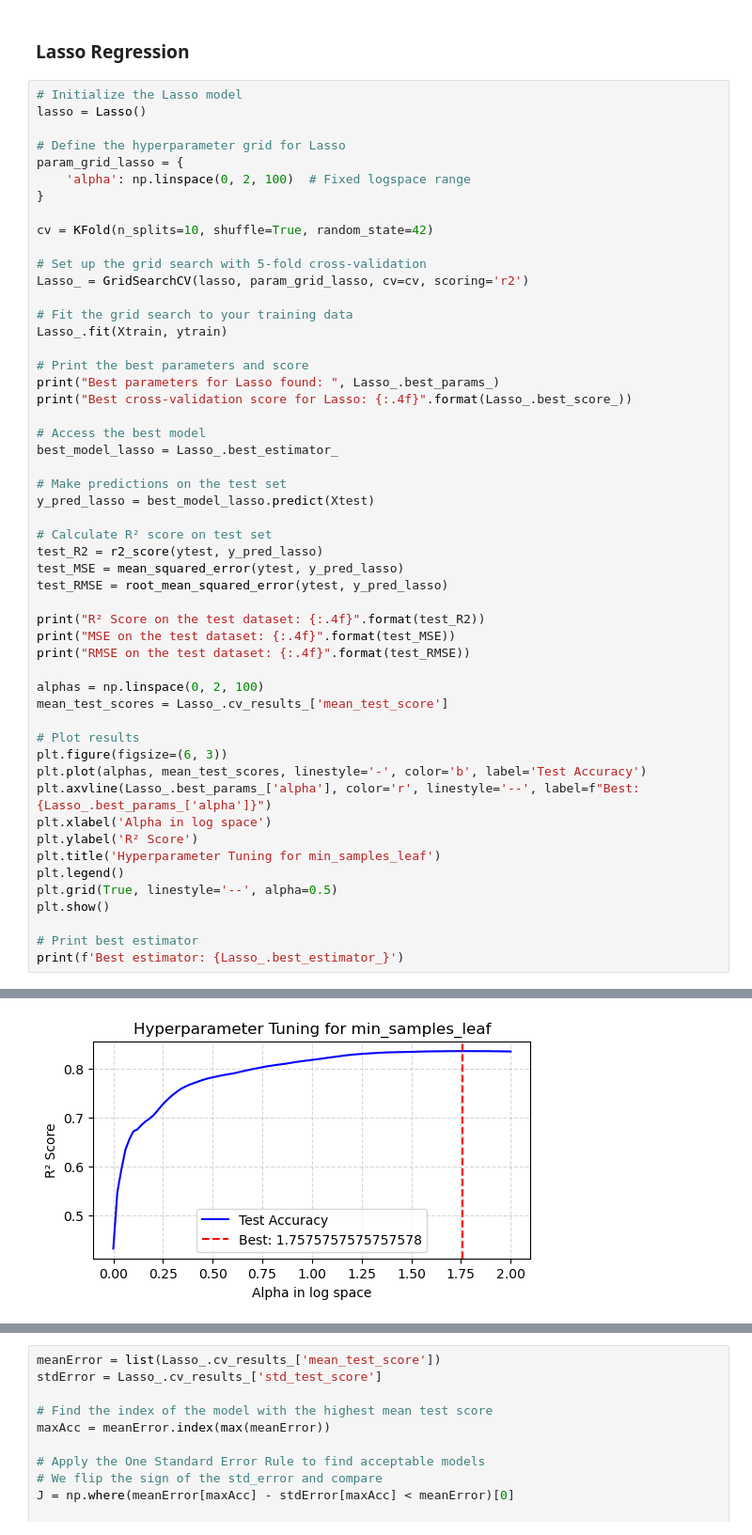
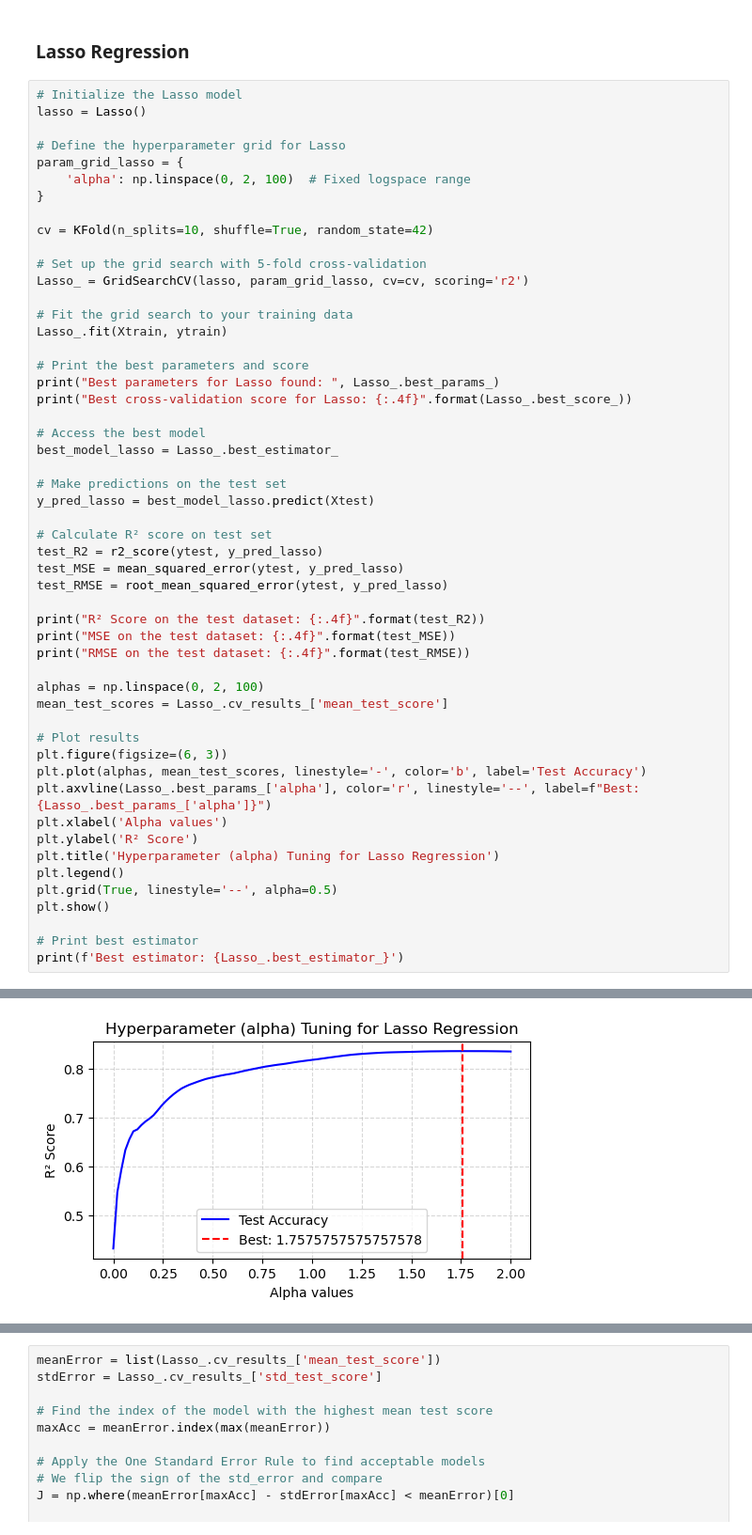
Before and after one commit to saulianskaitee/case1_CDA, a Jupyter notebook: 3_regularized.ipynb, the cells around one changed output, grey strips where cells are left out. Shown: that part at 94% size. Cells and saved outputs as stored; diff of their text form.

```diff
--- a/3_regularized.ipynb
+++ b/3_regularized.ipynb
@@ -178,36 +178,36 @@ y_pred_lasso = best_model_lasso.predict(Xtest)
 
 # Calculate R² score on test set
 test_R2 = r2_score(ytest, y_pred_lasso)
 test_MSE = mean_squared_error(ytest, y_pred_lasso)
 test_RMSE = root_mean_squared_error(ytest, y_pred_lasso)
 
 print("R² Score on the test dataset: {:.4f}".format(test_R2))
 print("MSE on the test dataset: {:.4f}".format(test_MSE))
 print("RMSE on the test dataset: {:.4f}".format(test_RMSE))
 
 alphas = np.linspace(0, 2, 100)
 mean_test_scores = Lasso_.cv_results_['mean_test_score']
 
 # Plot results
 plt.figure(figsize=(6, 3))
 plt.plot(alphas, mean_test_scores, linestyle='-', color='b', label='Test Accuracy')
 plt.axvline(Lasso_.best_params_['alpha'], color='r', linestyle='--', label=f"Best: {Lasso_.best_params_['alpha']}")
-plt.xlabel('Alpha in log space')
+plt.xlabel('Alpha values')
 plt.ylabel('R² Score')
-plt.title('Hyperparameter Tuning for min_samples_leaf')
+plt.title('Hyperparameter (alpha) Tuning for Lasso Regression')
 plt.legend()
 plt.grid(True, linestyle='--', alpha=0.5)
 plt.show()
 
 # Print best estimator
 print(f'Best estimator: {Lasso_.best_estimator_}')
 # %% [output]
 Best parameters for Lasso found:  {'alpha': 1.7575757575757578}
 Best cross-validation score for Lasso: 0.8352
 R² Score on the test dataset: 0.8370
 MSE on the test dataset: 839.0849
 RMSE on the test dataset: 28.9670
-[figure, old version]
+[figure, new version]
 Best estimator: Lasso(alpha=1.7575757575757578)
 # %%
 meanError = list(Lasso_.cv_results_['mean_test_score'])
```
Also changed, not shown: parts of 3 cells of this notebook, 5 other files.
